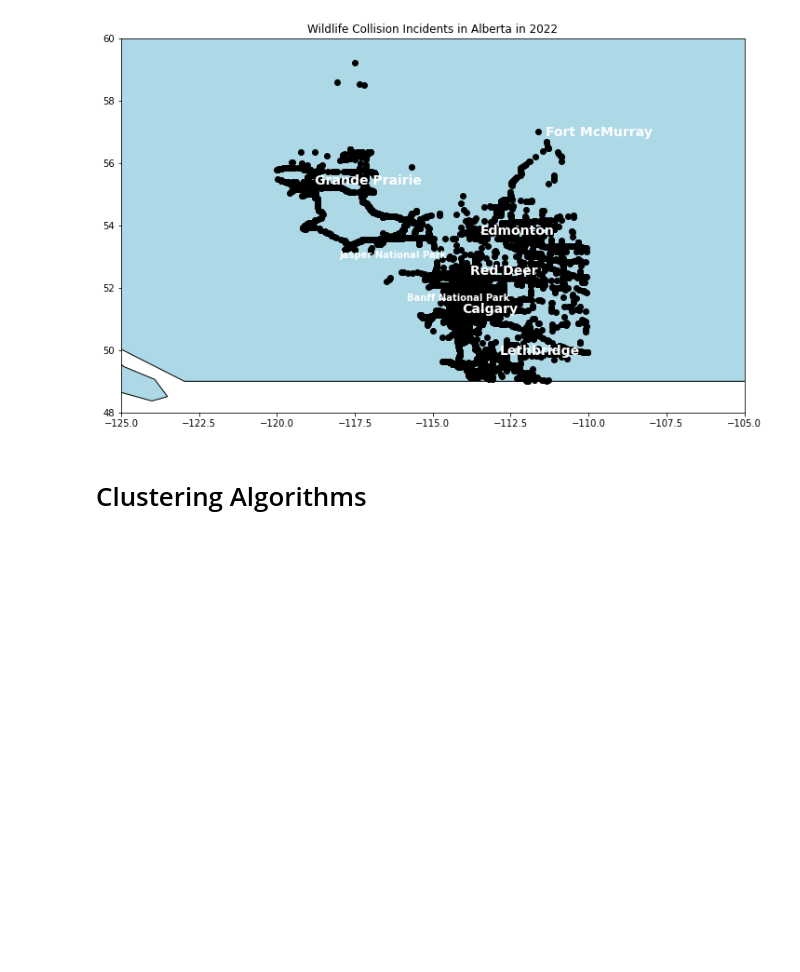
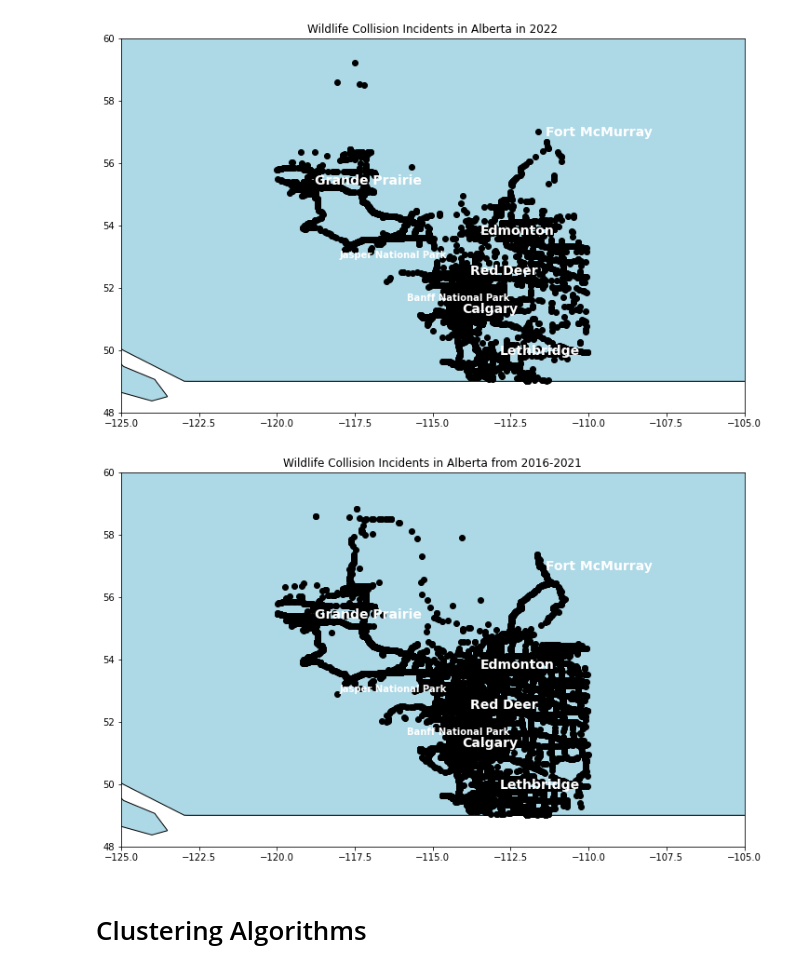
Before and after one commit to arnavhasija/wildlife-road-safety, a Jupyter notebook: wildlife-road-safety-data-analysis.ipynb, the cells around one changed output. Drawn from its saved outputs; the diff is of its cells as text; code cells hidden in the pictures; blank space fills up the shorter version.

Commit message:
Add map of collisions before 2022 using GeoPandas

```diff
--- a/wildlife-road-safety-data-analysis.ipynb
+++ b/wildlife-road-safety-data-analysis.ipynb
@@ -212,6 +210,51 @@ axis.set_ylim([48, 60])
 plt.show()
 # %% [output]
 [figure]
+# %%
+df_before_2022 = combined_data[combined_data['Year Observed'] <= 2021]
+# %%
+df_geo_before = gpd.GeoDataFrame(df_before_2022, geometry= gpd.points_from_xy(
+df_before_2022.Longitude, df_before_2022.Latitude))
+# %%
+axis = canada[canada['iso_a3'] == 'CAN'].plot(
+color = 'lightblue', edgecolor = 'black')
+
+df_geo_before.plot(ax = axis, color = 'black')
+plt.title('Wildlife Collision Incidents in Alberta from 2016-2021')
+
+for city, (lat, lon) in cities.items():
+    ax.text(lon, lat, city, fontsize=8, ha='center', va='center')
+
+fig = matplotlib.pyplot.gcf()
+fig.set_size_inches(12,10)
+
+# Add labels for major landmarks
+landmarks = {'Banff National Park': (51.4968, -115.9281), 'Jasper National Park': (52.8734, -118.0828)}
+for landmark, (lat, lon) in landmarks.items():
+    axis.annotate(landmark, xy=(lon, lat), xytext=(3, 3), textcoords='offset points', fontsize=10, color='white', weight='bold')
+
+# Add labels for major cities
+major_cities = {
+    'Calgary': (51.0447, -114.0719),
+    'Edmonton': (53.5444, -113.4909),
+    'Lethbridge': (49.6951, -112.8451),
+    'Red Deer': (52.2690, -113.8116),
+    'Grande Prairie': (55.1700, -118.7940),
+    'Fort McMurray': (56.7268, -111.3809)
+}
+
+for city, (lat, lon) in major_cities.items():
+    axis.annotate(f'\n{city}', xy=(lon, lat), xytext=(0, 5), textcoords='offset points', fontsize=14, color='white', weight='bold')
+
+
+# Set limits for latitude and longitude
+axis.set_xlim([-125, -105])
+axis.set_ylim([48, 60])
+
+# Display the plot
+plt.show()
+# %% [output]
+[figure, added]
 # %% [markdown]
 # Clustering Algorithms
 # %% [markdown]
```
Also changed, not shown: parts of 1 cell of this notebook.
